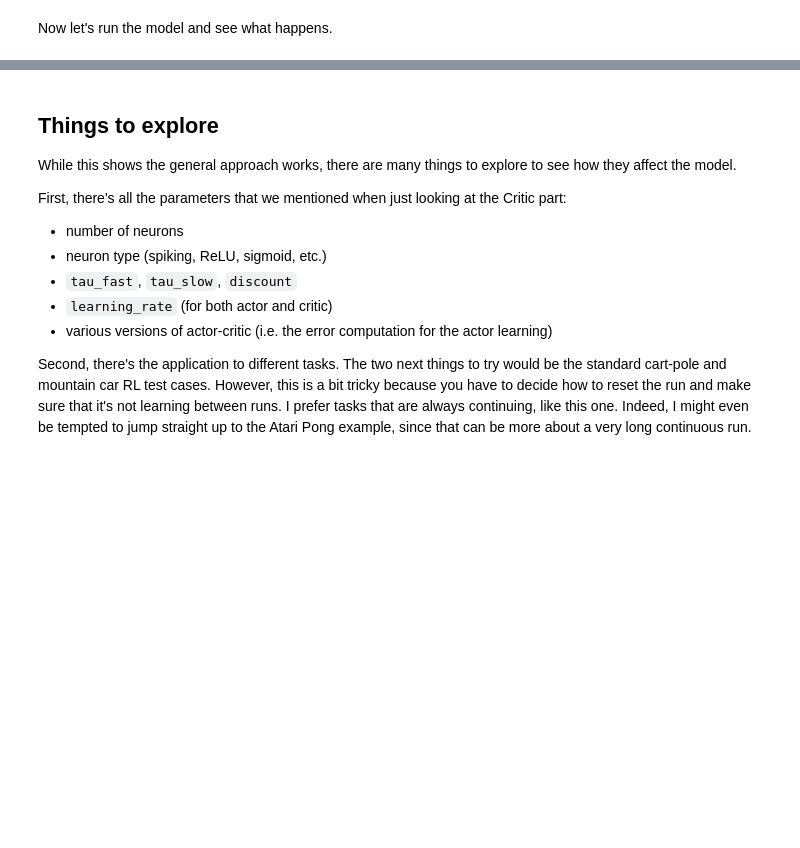
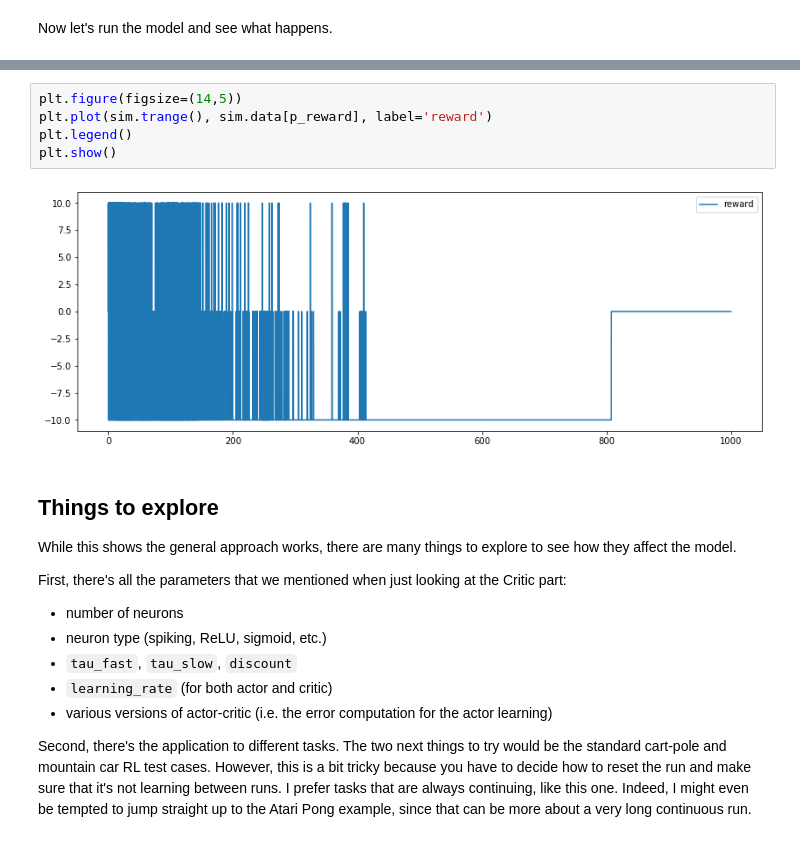
Before and after one commit to Alphat18/RL-Actor-Critic-Gesture-Dataset, a Jupyter notebook: rl/Implementing Actor-Critic RL in Nengo.ipynb, the cells around one changed output, grey strips where cells are left out. Saved outputs shown, nothing was run; the diff lists cells and outputs as text; blank space fills up the shorter version.

```diff
--- a/rl/Implementing Actor-Critic RL in Nengo.ipynb
+++ b/rl/Implementing Actor-Critic RL in Nengo.ipynb
@@ -265,3 +262,10 @@ KeyError: <Probe at 0x... of 'output' of <Node (unlabeled) at 0x...>>
+# %%
+plt.figure(figsize=(14,5))
+plt.plot(sim.trange(), sim.data[p_reward], label='reward')
+plt.legend()
+plt.show()
+# %% [output]
+[figure, added]
 # %% [markdown]
 ## Things to explore
 
```
Also changed, not shown: parts of 2 cells of this notebook.
